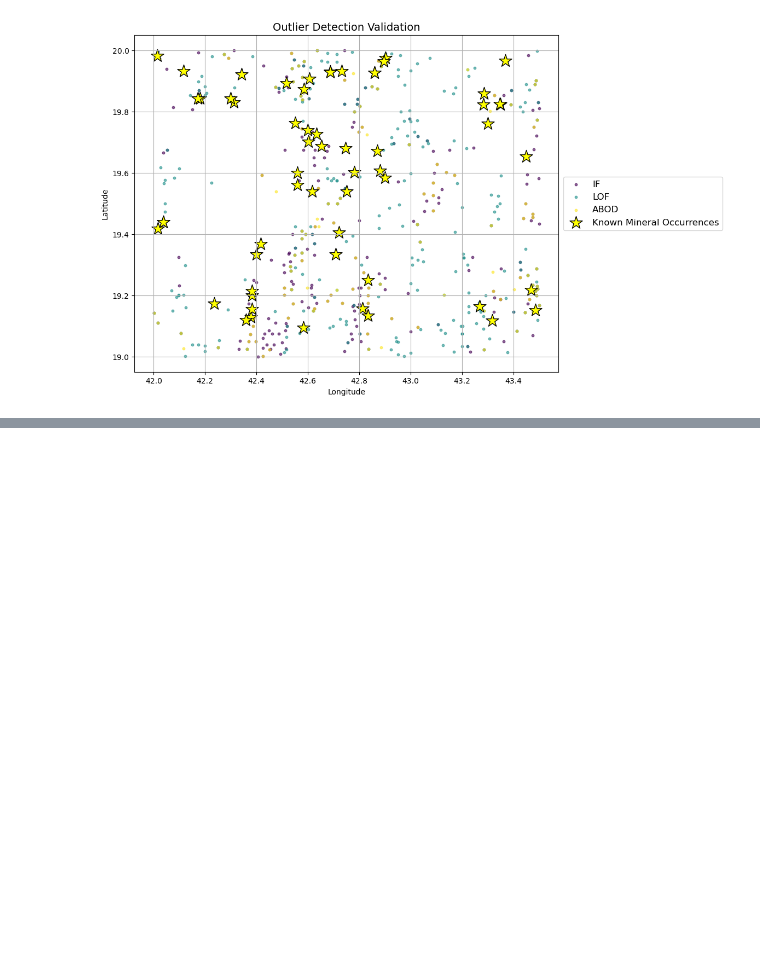
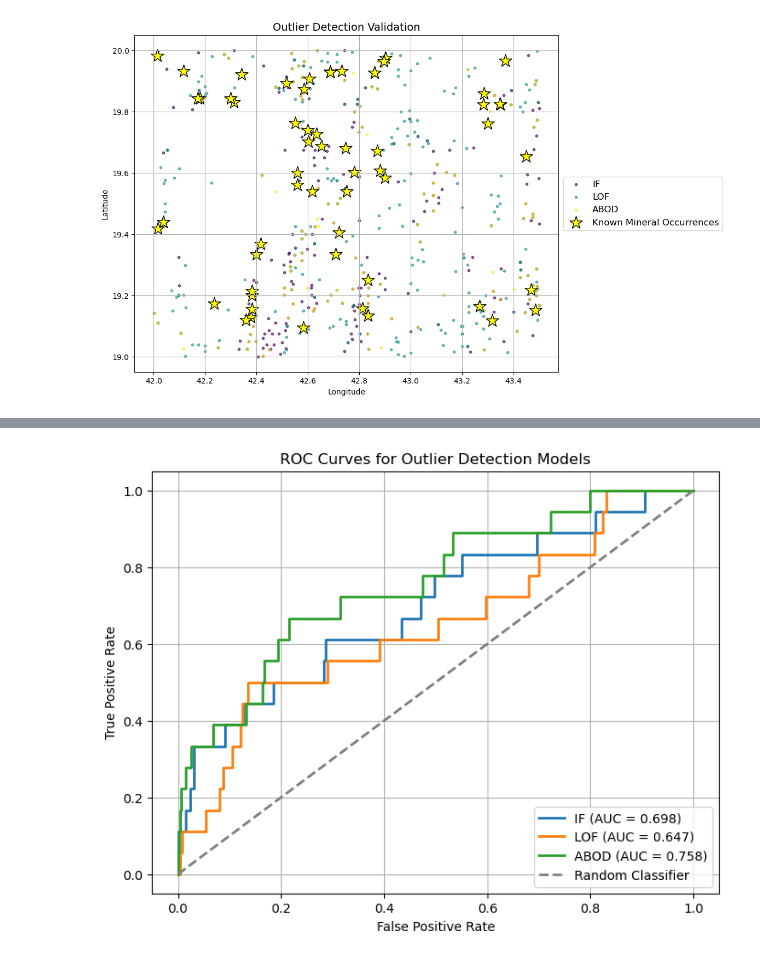
Before and after one commit to tyhowee/geo_datasci_tools, a Jupyter notebook: outlier_detection.ipynb, the cells around one changed output, grey strips where cells are left out. Cells and saved outputs as stored; diff of their text form; code cells hidden in the pictures; blank space fills up the shorter version.

Commit message:
added ROC curves plot

```diff
--- a/outlier_detection.ipynb
+++ b/outlier_detection.ipynb
@@ -926,18 +925,20 @@ def plot_score_histograms(score_dicts, titles=None):
     plt.show()
 # %%
 # Calculate scores for each outlier detection method
+# rad 0.005 ~=500m
 
-# 0.005 rad ~=500m
+scoring_radius = 0.005 # roughly 500m
+
 roc_auc_scores = calculate_roc_auc(
-    outlier_results, outlier_result_names, validation_df, radius=0.005
+    outlier_results, outlier_result_names, validation_df, radius=scoring_radius
 )
 
 f_scores = calculate_f_score(
-    outlier_results, outlier_result_names, validation_df, radius=0.005
+    outlier_results, outlier_result_names, validation_df, radius=scoring_radius
 )
 
 mi_scores = calculate_mi_score(
-    outlier_results, outlier_result_names, validation_df, radius=0.005
+    outlier_results, outlier_result_names, validation_df, radius=scoring_radius
 )
 
 plot_score_histograms([roc_auc_scores, f_scores, mi_scores], titles=["ROC-AUC Scores", "F-Scores", "Mutual Information Scores"])
@@ -954,0 +1040,9 @@ Mutual Information Score for ABOD: 0.0026
+# %%
+plot_roc_curves(
+    outlier_datasets=outlier_results,  # Your outlier model DataFrames
+    outlier_dataset_names=outlier_result_names,  # Names of models
+    validation_df=validation_df,  # Known mineral deposits
+    radius=scoring_radius,  # Search radius
+)
+# %% [output]
+[figure, added]
```
Also changed, not shown: parts of 10 cells of this notebook.
